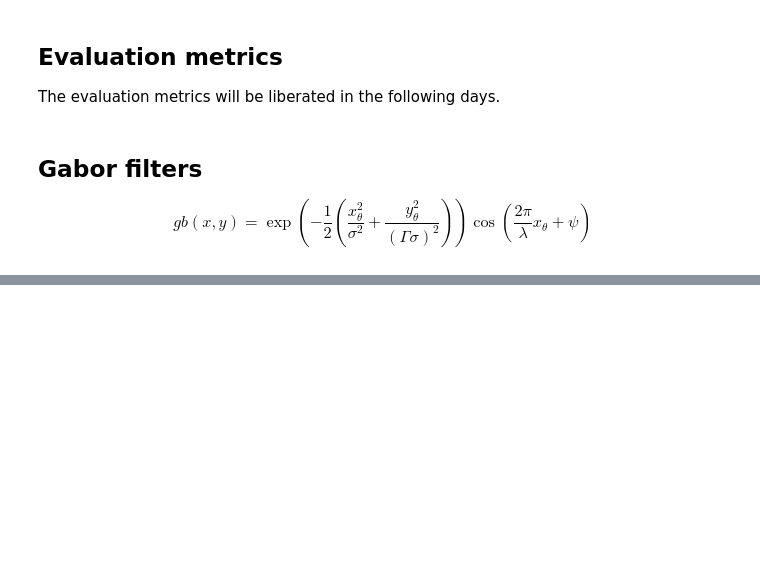
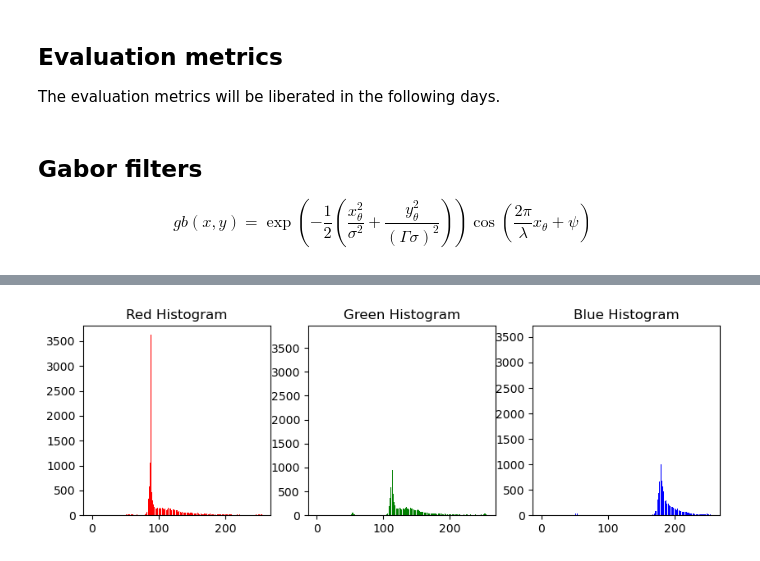
Before and after one commit to alexiaDorm/iapr-lab, a Jupyter notebook: project.ipynb, the cells around one changed output, grey strips where cells are left out. Cells and saved outputs as stored; diff of their text form; code cells hidden in the pictures; blank space fills up the shorter version.

```diff
--- a/project.ipynb
+++ b/project.ipynb
@@ -373,0 +404,28 @@ for p in pieces:
+# %%
+def plot_color_histogram(img):
+    '''
+    Plot the color histogram of an image.
+    param img: image of which the color histogram is plotted
+    '''
+    # Compute color histograms
+    red_hist = np.histogram(img[:,:,0], bins=256, range=[0,256])
+    green_hist = np.histogram(img[:,:,1], bins=256, range=[0,256])
+    blue_hist = np.histogram(img[:,:,2], bins=256, range=[0,256])
+
+    # Plot histograms
+    plt.figure(figsize=(10, 3))
+    plt.subplot(1, 3, 1)
+    plt.bar(red_hist[1][:-1], red_hist[0], color='red')
+    plt.title('Red Histogram')
+    plt.subplot(1, 3, 2)
+    plt.bar(green_hist[1][:-1], green_hist[0], color='green')
+    plt.title('Green Histogram')
+    plt.subplot(1, 3, 3)
+    plt.bar(blue_hist[1][:-1], blue_hist[0], color='blue')
+    plt.title('Blue Histogram')
+    plt.show()
+
+# test the function
+plot_color_histogram(puzzles[10])
+# %% [output]
+[figure, added]
```
Also changed, not shown: parts of 34 cells of this notebook.
